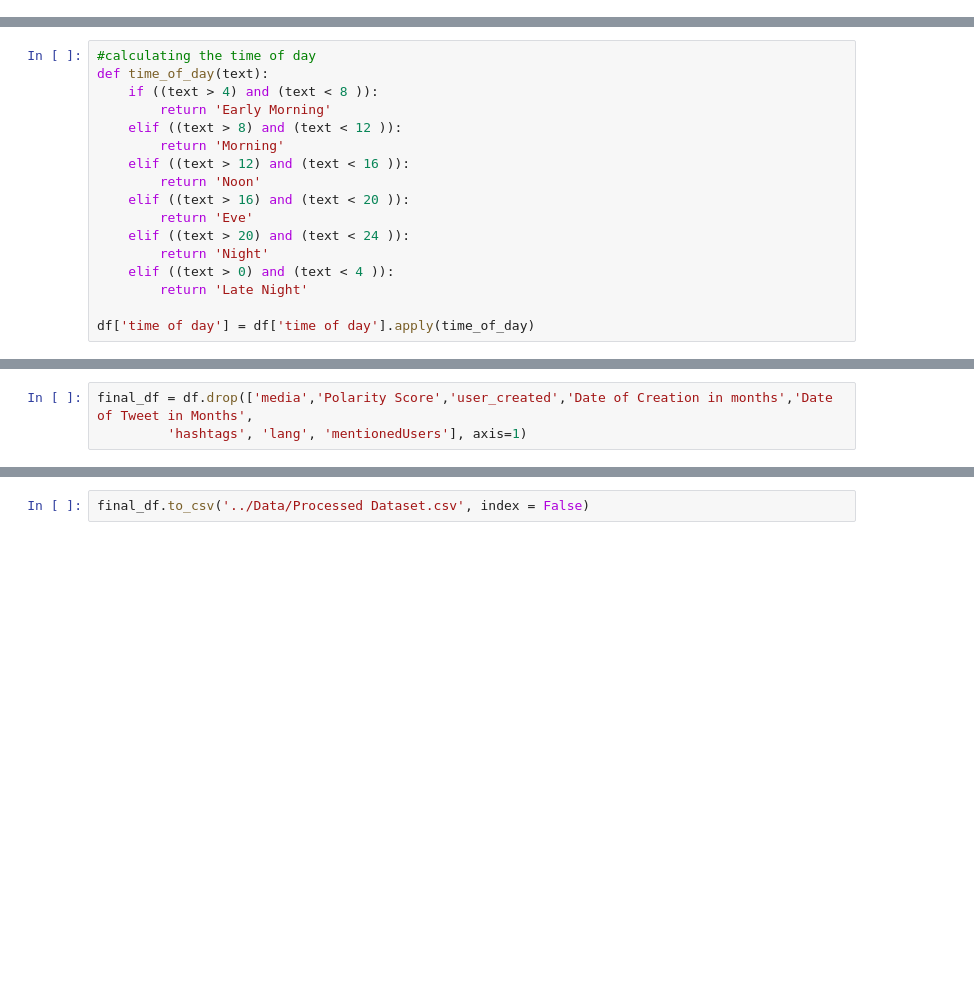
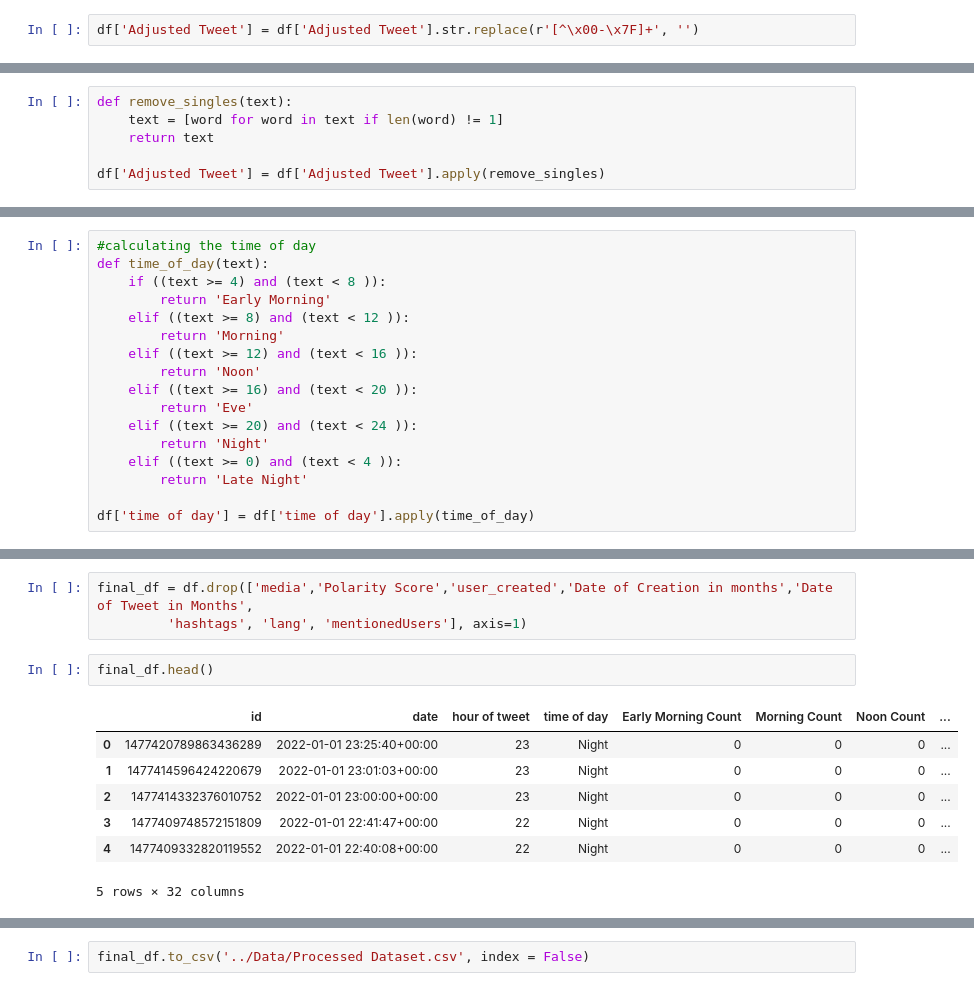
Before and after one commit to lifeonthefence/text-success, a Jupyter notebook: Project Code/Feature Extraction and Processing.ipynb, the cells around one changed output, grey strips where cells are left out. Drawn from its saved outputs; the diff is of its cells as text; blank space fills up the shorter version.

```diff
--- a/Project Code/Feature Extraction and Processing.ipynb
+++ b/Project Code/Feature Extraction and Processing.ipynb
@@ -183,3 +185,5 @@ df['Adjusted Tweet'] = df['Adjusted Tweet'].apply(remove_numbers)
+# %%
+df['Adjusted Tweet'] = df['Adjusted Tweet'].str.replace(r'[^\x00-\x7F]+', '')
 # %% [markdown]
 Tokenizing
 # %%
@@ -206,3 +212,9 @@ df['Adjusted Tweet'] = df['Adjusted Tweet'].apply(remove_stopwords)
+# %%
+def remove_singles(text):
+    text = [word for word in text if len(word) != 1]
+    return text
+
+df['Adjusted Tweet'] = df['Adjusted Tweet'].apply(remove_singles)
 # %% [markdown]
 Lemmatisation
 # %%
@@ -271,17 +283,17 @@ df.insert(loc=3,
 # %%
 #calculating the time of day
 def time_of_day(text):
-    if ((text > 4) and (text < 8 )):
+    if ((text >= 4) and (text < 8 )):
         return 'Early Morning'
-    elif ((text > 8) and (text < 12 )):
+    elif ((text >= 8) and (text < 12 )):
         return 'Morning'
-    elif ((text > 12) and (text < 16 )):
+    elif ((text >= 12) and (text < 16 )):
         return 'Noon'
-    elif ((text > 16) and (text < 20 )):
+    elif ((text >= 16) and (text < 20 )):
         return 'Eve'
-    elif ((text > 20) and (text < 24 )):
+    elif ((text >= 20) and (text < 24 )):
         return 'Night'
-    elif ((text > 0) and (text < 4 )):
+    elif ((text >= 0) and (text < 4 )):
         return 'Late Night'
 
 df['time of day'] = df['time of day'].apply(time_of_day)
@@ -507,3 +519,13 @@ Drop unnecessary features
 # %%
 final_df = df.drop(['media','Polarity Score','user_created','Date of Creation in months','Date of Tweet in Months',
          'hashtags', 'lang', 'mentionedUsers'], axis=1)
+# %%
+final_df.head()
+# %% [output]
+|  | id | date | hour of tweet | time of day | Early Morning Count | Morning Count | Noon Count | ... |
+| 0 | 1477420789863436289 | 2022-01-01 23:25:40+00:00 | 23 | Night | 0 | 0 | 0 | ... |
+| 1 | 1477414596424220679 | 2022-01-01 23:01:03+00:00 | 23 | Night | 0 | 0 | 0 | ... |
+| 2 | 1477414332376010752 | 2022-01-01 23:00:00+00:00 | 23 | Night | 0 | 0 | 0 | ... |
+| 3 | 1477409748572151809 | 2022-01-01 22:41:47+00:00 | 22 | Night | 0 | 0 | 0 | ... |
+| 4 | 1477409332820119552 | 2022-01-01 22:40:08+00:00 | 22 | Night | 0 | 0 | 0 | ... |
+5 rows × 32 columns
```
Also changed, not shown: parts of 7 cells of this notebook, 2 other files.
